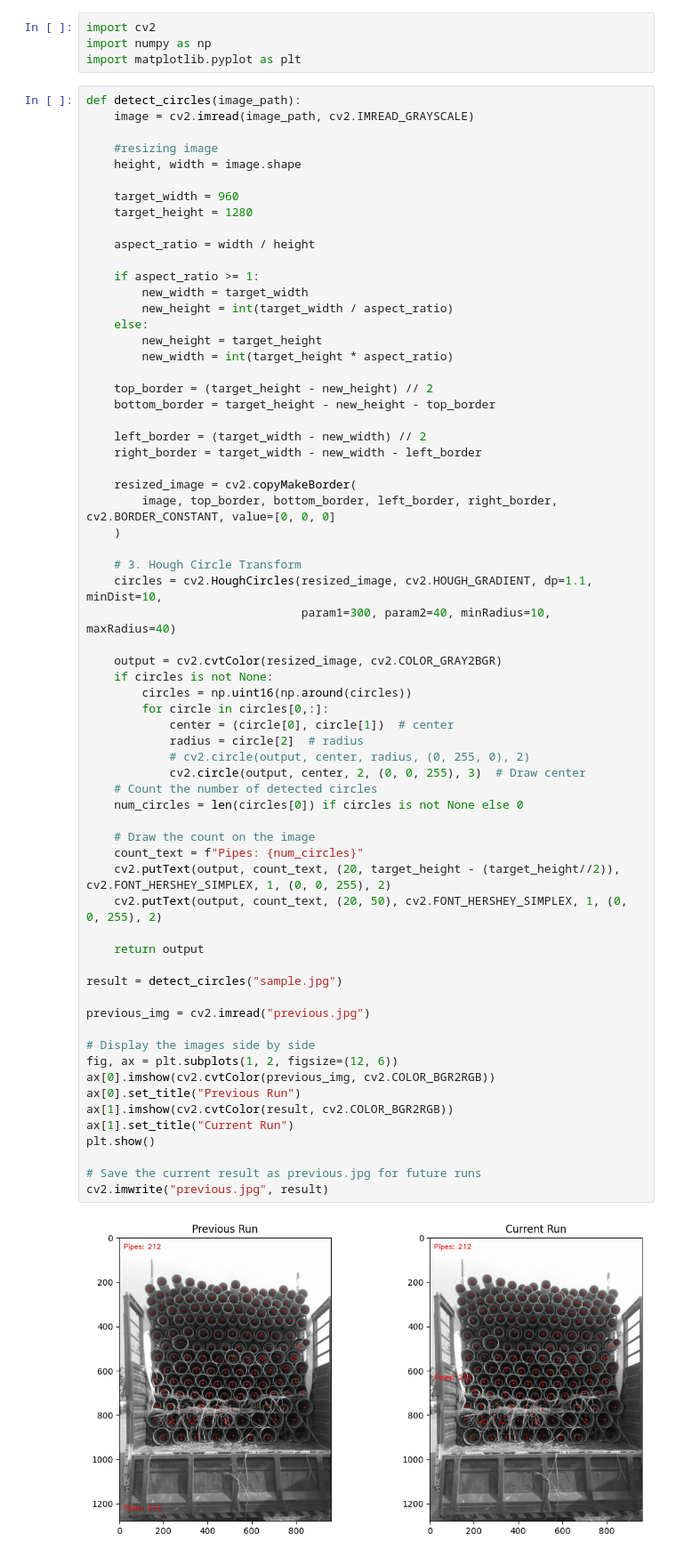
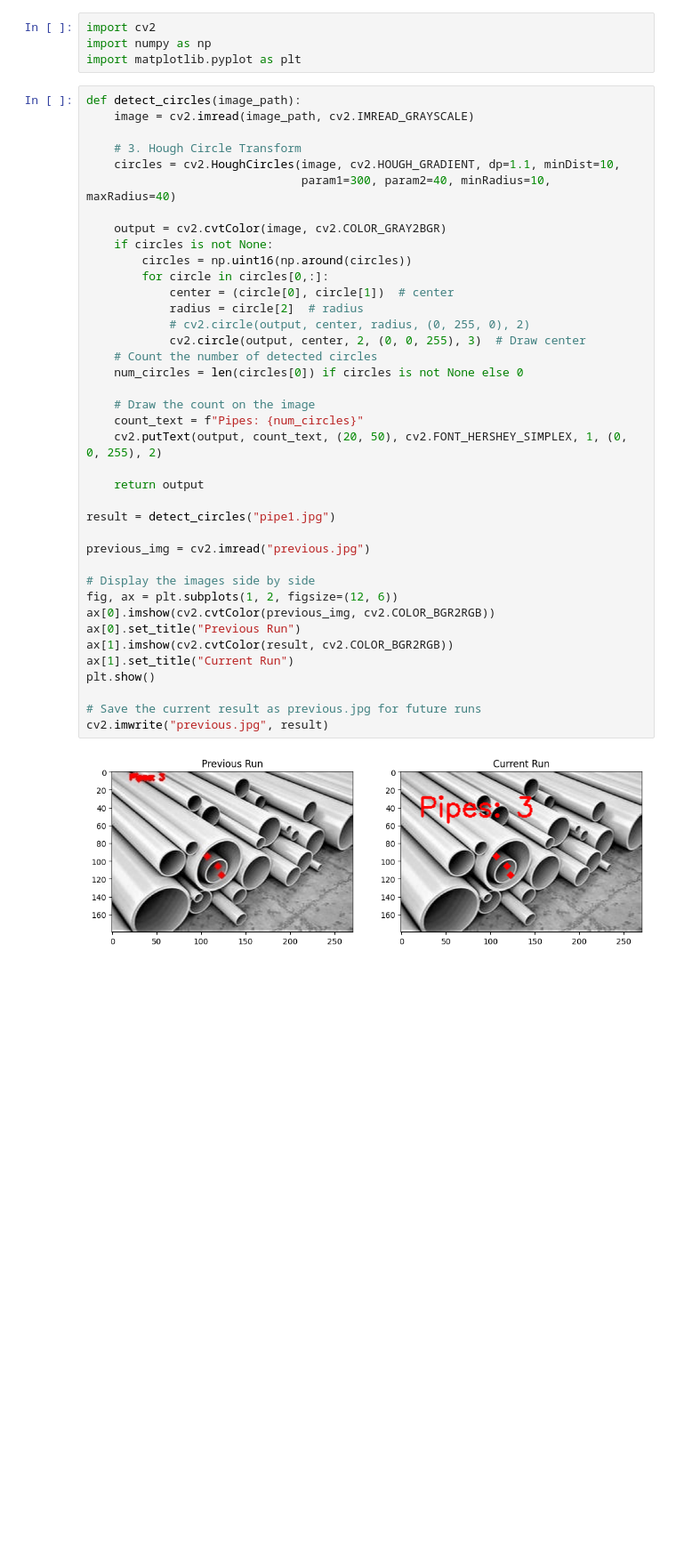
Before and after one commit to arpit57/countPipes, a Jupyter notebook: main.ipynb, the cells around one changed output. Shown: that part at 89% size. Cells and saved outputs as stored; diff of their text form; blank space fills up the shorter version.

```diff
--- a/main.ipynb
+++ b/main.ipynb
@@ -6,67 +6,41 @@ import matplotlib.pyplot as plt
 def detect_circles(image_path):
     image = cv2.imread(image_path, cv2.IMREAD_GRAYSCALE)
 
-    #resizing image
-    height, width = image.shape
-
-    target_width = 960
-    target_height = 1280
-
-    aspect_ratio = width / height
-
-    if aspect_ratio >= 1:
-        new_width = target_width
-        new_height = int(target_width / aspect_ratio)
-    else:
-        new_height = target_height
-        new_width = int(target_height * aspect_ratio)
-
-    top_border = (target_height - new_height) // 2
-    bottom_border = target_height - new_height - top_border
-
-    left_border = (target_width - new_width) // 2
-    right_border = target_width - new_width - left_border
-
-    resized_image = cv2.copyMakeBorder(
-        image, top_border, bottom_border, left_border, right_border, cv2.BORDER_CONSTANT, value=[0, 0, 0]
-    )
-
     # 3. Hough Circle Transform
-    circles = cv2.HoughCircles(resized_image, cv2.HOUGH_GRADIENT, dp=1.1, minDist=10,
+    circles = cv2.HoughCircles(image, cv2.HOUGH_GRADIENT, dp=1.1, minDist=10,
                                param1=300, param2=40, minRadius=10, maxRadius=40)
 
-    output = cv2.cvtColor(resized_image, cv2.COLOR_GRAY2BGR)
+    output = cv2.cvtColor(image, cv2.COLOR_GRAY2BGR)
     if circles is not None:
         circles = np.uint16(np.around(circles))
         for circle in circles[0,:]:
             center = (circle[0], circle[1])  # center
             radius = circle[2]  # radius
             # cv2.circle(output, center, radius, (0, 255, 0), 2)
             cv2.circle(output, center, 2, (0, 0, 255), 3)  # Draw center
     # Count the number of detected circles
     num_circles = len(circles[0]) if circles is not None else 0
 
     # Draw the count on the image
     count_text = f"Pipes: {num_circles}"
-    cv2.putText(output, count_text, (20, target_height - (target_height//2)), cv2.FONT_HERSHEY_SIMPLEX, 1, (0, 0, 255), 2)
     cv2.putText(output, count_text, (20, 50), cv2.FONT_HERSHEY_SIMPLEX, 1, (0, 0, 255), 2)
 
     return output
 
-result = detect_circles("sample.jpg")
+result = detect_circles("pipe1.jpg")
 
 previous_img = cv2.imread("previous.jpg")
 
 # Display the images side by side
 fig, ax = plt.subplots(1, 2, figsize=(12, 6))
 ax[0].imshow(cv2.cvtColor(previous_img, cv2.COLOR_BGR2RGB))
 ax[0].set_title("Previous Run")
 ax[1].imshow(cv2.cvtColor(result, cv2.COLOR_BGR2RGB))
 ax[1].set_title("Current Run")
 plt.show()
 
 # Save the current result as previous.jpg for future runs
 cv2.imwrite("previous.jpg", result)
 # %% [output]
-[figure, old version]
+[figure, new version]
 True
```
Also changed, not shown: 4 other files.
